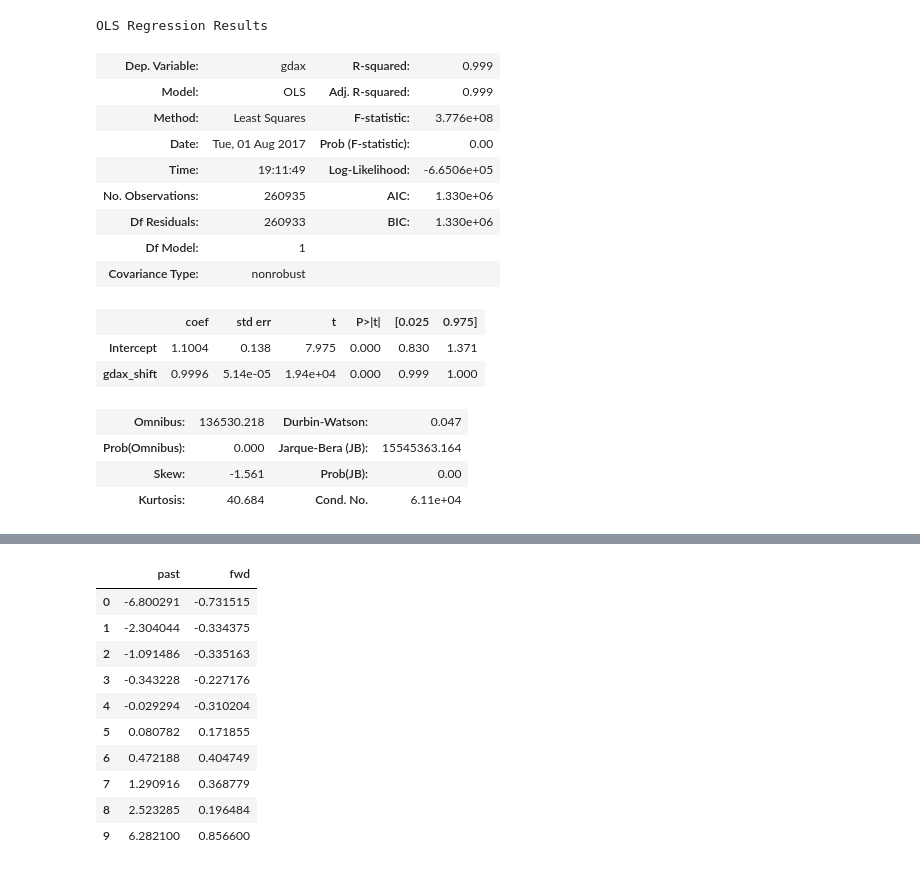
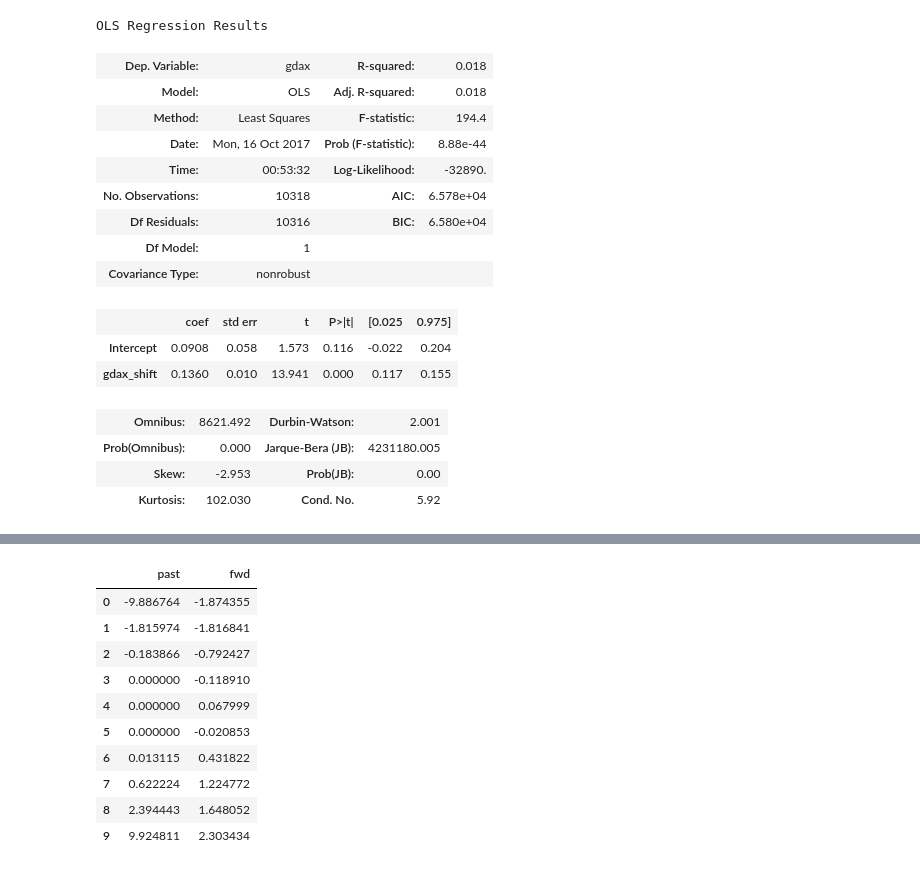
Before and after one commit to divir94/bitcoin, a Jupyter notebook: bitcoin/notebooks/TS Momentum.ipynb, the cells around one changed output, grey strips where cells are left out. Drawn from its saved outputs; the diff is of its cells as text; code cells hidden in the pictures.

```diff
--- a/bitcoin/notebooks/TS Momentum.ipynb
+++ b/bitcoin/notebooks/TS Momentum.ipynb
@@ -16,6 +18,6 @@ import bitcoin.scripts.store_snapshots as db
 # %%
 yesterday = pd.datetime.now() - pd.offsets.Day(7)
-spread = pd.read_sql('select * from {} where time > "{}"'.format(db.SPREAD_TBL_NAME, yesterday), con=db.ENGINE, index_col='time')
+spread = pd.read_sql('select * from Spreads where time > "{}"'.format(yesterday), con=sutil.ENGINE, index_col='time')
 spread.index = spread.index + pd.DateOffset(hours=4)
 print spread.shape
 spread.tail()
@@ -31,4 +33,6 @@ spread.tail()
 # %%
 gdax_price = spread[['gdax_bid', 'gdax_ask']].mean(axis=1)
 bitstamp_price = spread[['bitstamp_bid', 'bitstamp_ask']].mean(axis=1)
-data = pd.DataFrame({'gdax': gdax_price, 'gdax_shift': gdax_price.shift(30)})
+gdax_min_bars = gdax_price.resample('1min').first()
+data = pd.DataFrame({'gdax': gdax_min_bars, 'gdax_shift': gdax_min_bars.shift()})
+data.head()
@@ -35,51 +47,51 @@ data = pd.DataFrame({'gdax': gdax_price, 'gdax_shift': gdax_price.shift(30)})
 # %%
-model = sm.ols(formula="gdax ~ gdax_shift", data=data)
+model = sm.ols(formula="gdax ~ gdax_shift", data=data.pct_change())
 result = model.fit()
 result.summary()
 # %% [output]
 OLS Regression Results
-| Dep. Variable: | gdax | R-squared: | 0.999 |
-| Model: | OLS | Adj. R-squared: | 0.999 |
-| Method: | Least Squares | F-statistic: | 3.776e+08 |
-| Date: | Tue, 01 Aug 2017 | Prob (F-statistic): | 0.00 |
-| Time: | 19:11:49 | Log-Likelihood: | -6.6506e+05 |
-| No. Observations: | 260935 | AIC: | 1.330e+06 |
-| Df Residuals: | 260933 | BIC: | 1.330e+06 |
+| Dep. Variable: | gdax | R-squared: | 0.018 |
+| Model: | OLS | Adj. R-squared: | 0.018 |
+| Method: | Least Squares | F-statistic: | 194.4 |
+| Date: | Mon, 16 Oct 2017 | Prob (F-statistic): | 8.88e-44 |
+| Time: | 00:53:32 | Log-Likelihood: | -32890. |
+| No. Observations: | 10318 | AIC: | 6.578e+04 |
+| Df Residuals: | 10316 | BIC: | 6.580e+04 |
 | Df Model: | 1 |  |  |
 | Covariance Type: | nonrobust |  |  |
 |  | coef | std err | t | P>|t| | [0.025 | 0.975] |
-| Intercept | 1.1004 | 0.138 | 7.975 | 0.000 | 0.830 | 1.371 |
-| gdax_shift | 0.9996 | 5.14e-05 | 1.94e+04 | 0.000 | 0.999 | 1.000 |
+| Intercept | 0.0908 | 0.058 | 1.573 | 0.116 | -0.022 | 0.204 |
+| gdax_shift | 0.1360 | 0.010 | 13.941 | 0.000 | 0.117 | 0.155 |
-| Omnibus: | 136530.218 | Durbin-Watson: | 0.047 |
-| Prob(Omnibus): | 0.000 | Jarque-Bera (JB): | 15545363.164 |
-| Skew: | -1.561 | Prob(JB): | 0.00 |
-| Kurtosis: | 40.684 | Cond. No. | 6.11e+04 |
+| Omnibus: | 8621.492 | Durbin-Watson: | 2.001 |
+| Prob(Omnibus): | 0.000 | Jarque-Bera (JB): | 4231180.005 |
+| Skew: | -2.953 | Prob(JB): | 0.00 |
+| Kurtosis: | 102.030 | Cond. No. | 5.92 |
 # %%
 def get_lagged_price_changes(prices, lag):
     groups = prices.groupby(pd.TimeGrouper(freq='{}Min'.format(lag)))
     past = groups.first().diff()
     fwd = past.index.map(lambda x: past.get(x + pd.offsets.Minute(1), np.nan))
     fwd = pd.Series(fwd, index=past.index)
     result = pd.DataFrame({'past': past, 'fwd': fwd})
     result = result[~result.past.isnull()]
     return result[['past', 'fwd']]
 
 
-result = get_lagged_price_changes(bitstamp_price, lag=1)
+result = get_lagged_price_changes(gdax_price, lag=1)
 chunks = np.array_split(result.sort_values('past'), 10)
 deciles = pd.DataFrame([chunk.mean() for chunk in chunks])
 deciles.iplot(kind='bar', title='Bitstamp: TS Mom on 1min price changes')
 deciles
 # %% [output]
 [interactive output not drawn]
 |  | past | fwd |
-| 0 | -6.800291 | -0.731515 |
-| 1 | -2.304044 | -0.334375 |
-| 2 | -1.091486 | -0.335163 |
-| 3 | -0.343228 | -0.227176 |
-| 4 | -0.029294 | -0.310204 |
-| 5 | 0.080782 | 0.171855 |
-| 6 | 0.472188 | 0.404749 |
-| 7 | 1.290916 | 0.368779 |
-| 8 | 2.523285 | 0.196484 |
-| 9 | 6.282100 | 0.856600 |
+| 0 | -9.886764 | -1.874355 |
+| 1 | -1.815974 | -1.816841 |
+| 2 | -0.183866 | -0.792427 |
+| 3 | 0.000000 | -0.118910 |
+| 4 | 0.000000 | 0.067999 |
+| 5 | 0.000000 | -0.020853 |
+| 6 | 0.013115 | 0.431822 |
+| 7 | 0.622224 | 1.224772 |
+| 8 | 2.394443 | 1.648052 |
+| 9 | 9.924811 | 2.303434 |
```
Also changed, not shown: parts of 6 cells of this notebook, 13 other files.
